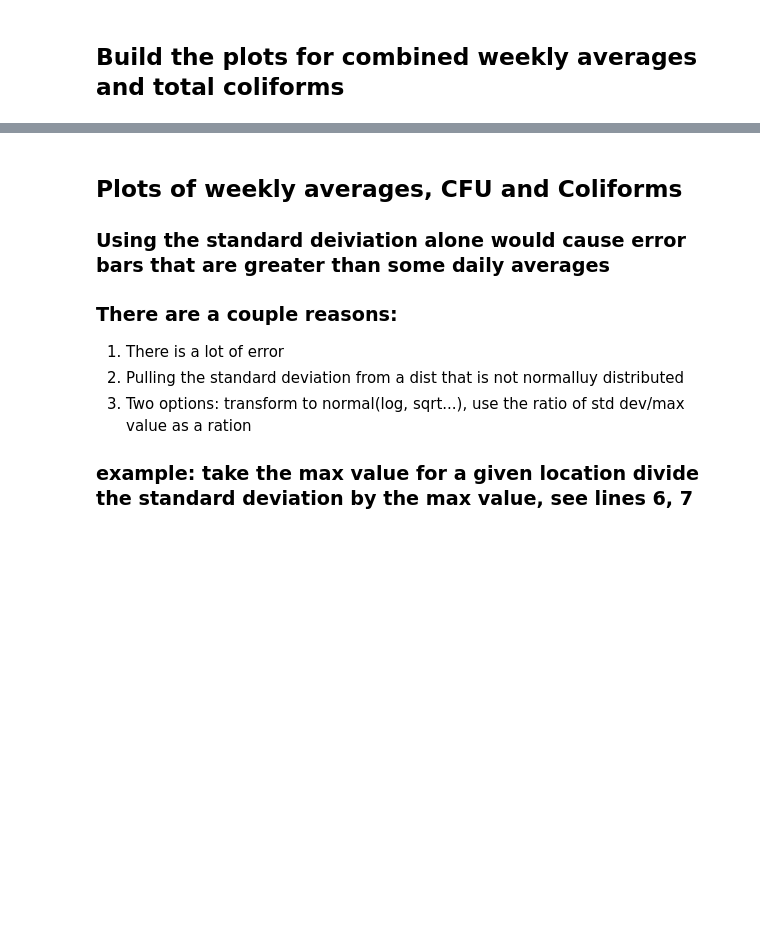
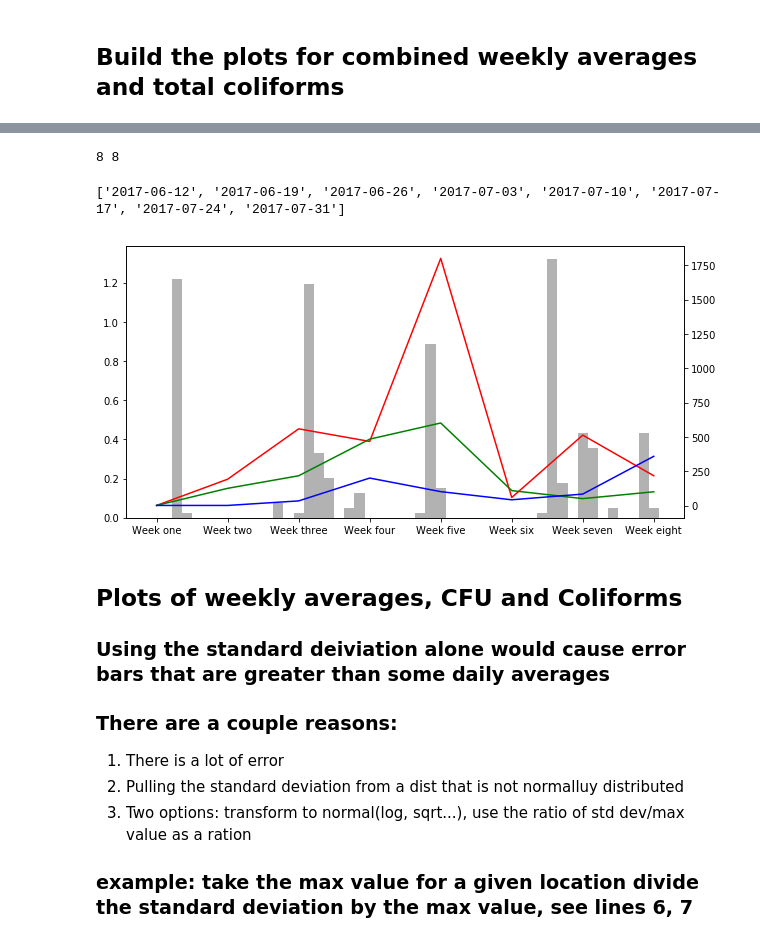
Before and after one commit to GaryHDA/module_one, a Jupyter notebook: micro/results_grid_final_version.ipynb, the cells around one changed output, grey strips where cells are left out. Drawn from its saved outputs; the diff is of its cells as text; code cells hidden in the pictures; blank space fills up the shorter version.

```diff
--- a/micro/results_grid_final_version.ipynb
+++ b/micro/results_grid_final_version.ipynb
@@ -284,0 +363,4 @@ three_plate_48[1]
+# %%
+# now i can get the dates i need for the study
+# first get rid of some columns
+dd.drop('Date', axis=1, inplace=True)
@@ -284,0 +371,14 @@ three_plate_48[1]
+# %%
+# use the date list created at the begining
+# to define the date range
+dd_d = 'real_date'
+# give this a shot
+# dd[(dd[dd_d] >= b[0]) & (dd[dd_d] <= b[7])]
+# that will work
+# therefore
+d_rain = dd[(dd[dd_d] >= '2017-06-05') & (dd[dd_d] <= b[7])]
+# move the columns around
+d_rain = d_rain[[dd_d, 'Rain']]
+# take a look
+d_rain.iloc[:4]
+# we are in business
@@ -652,3 +762,42 @@ coliforms_week=total_coli(weeks_l, places_48,four_eight_ave)
+# %%
+# take a look at the data that is being out put
+#coliforms_week
+# there is no date in the output
+# the data grouping was set in the prep fucntion
+# we know that each value in the list is equal to a day
+# so maybe something like this:
+# so we should be bale to map date to value using some previously defined variables
+print(len(coliforms_week['MRD']), len(b))
+# %% [output]
+8 8
+# %%
+date_list = list(d_rain['real_date'].dt.strftime('%Y-%m-%d'))
+# %%
+print(date_list[7::7])
+# %% [output]
+['2017-06-12', '2017-06-19', '2017-06-26', '2017-07-03', '2017-07-10', '2017-07-17', '2017-07-24', '2017-07-31']
+# %%
+d_rain_x = d_rain.iloc[7:].copy()
+# %%
+def rain_plot():
+    collss = ['r', 'g', 'b']
+    locs = date_list[7::7]
+    labels = weeks_l
+    fig, ax1 = plt.subplots(figsize=(10,5))
+    x_one = d_rain_x['real_date']
+    y_one = d_rain_x['Rain']
+    ax1.bar(x_one, y_one.values*2.54, width=1, color='black', alpha=0.3)
+    ax2 = ax1.twinx()
+    for i, n in enumerate(places_48):
+        x_two = b
+        y_two = coliforms_week[n]
+        ax2.plot(x_two, y_two, color=collss[i])
+
+    plt.xticks(locs, labels)
+    plt.show()
+rain_plot()
+# %% [output]
+[figure, added]
 # %%
 def simple_plot(arange, values, places, xtiks):
     fig, ax = plt.subplots(figsize=(9,5))
```
Also changed, not shown: parts of 37 cells of this notebook, 4 other files.
